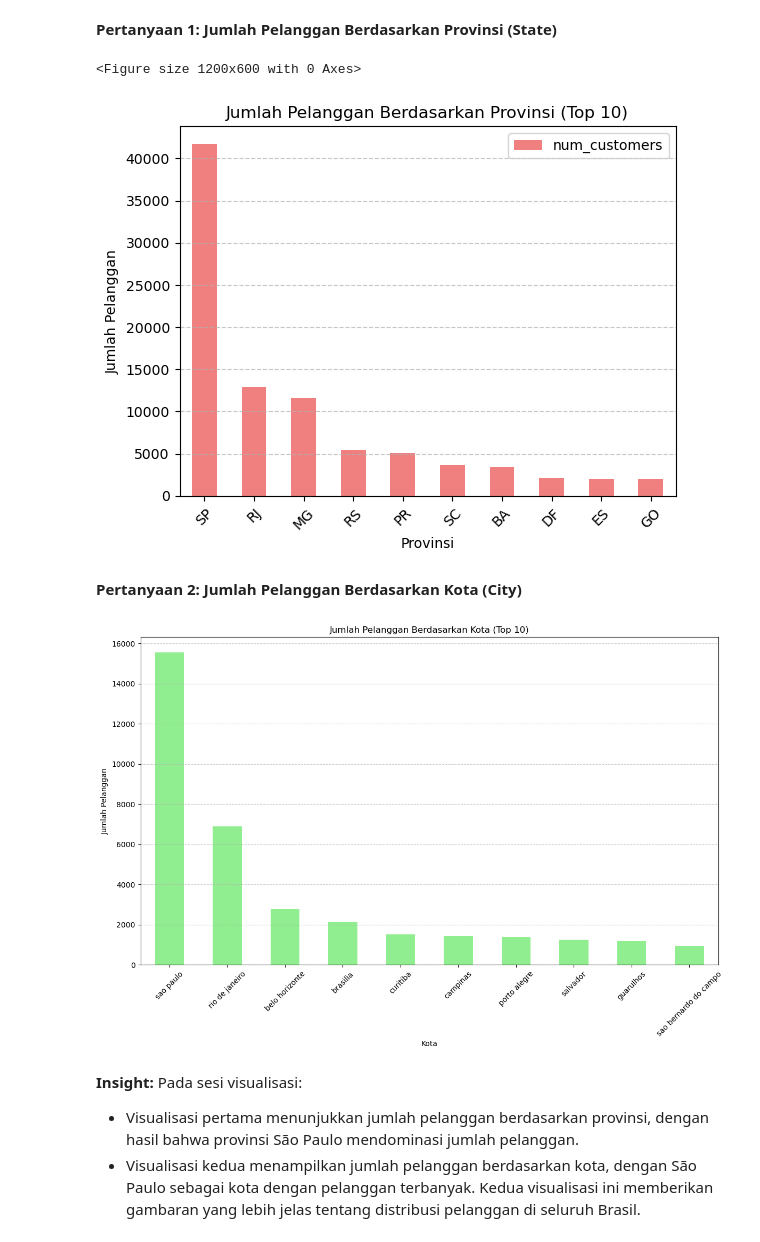
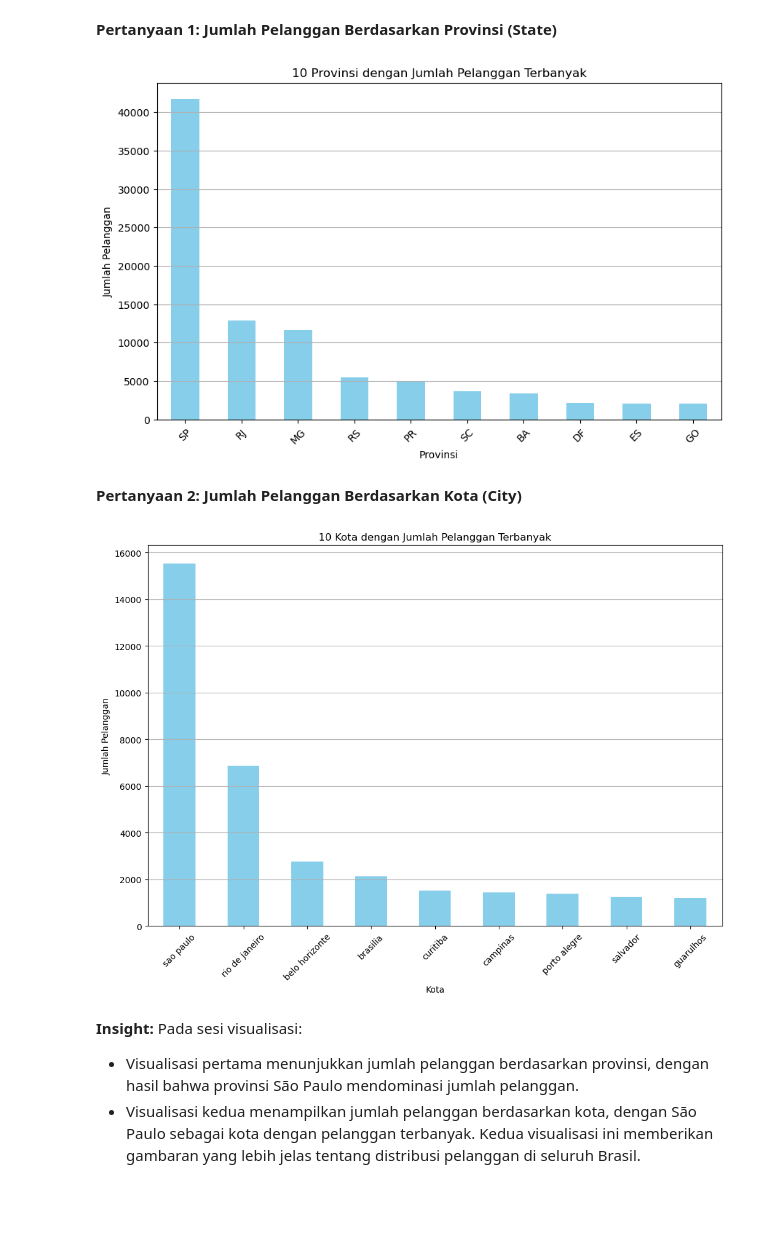
Before and after one commit to charlospurba/Project_Analisis_Data, a Jupyter notebook: notebook.ipynb, the cells around one changed output. Cells and saved outputs as stored; diff of their text form; code cells hidden in the pictures; blank space fills up the shorter version.

```diff
--- a/notebook.ipynb
+++ b/notebook.ipynb
@@ -141,4 +137,5 @@ Index: []
 # %%
-geolocation_df = pd.read_csv(r'C:\Users\olist_geolocation_dataset.csv')
-geolocation_df.describe(include="all")
+state_counts = customers_df.groupby('customer_state')['customer_unique_id'].count()
+print("Jumlah Pelanggan per Provinsi:")
+print(state_counts)
 # %% [output]
@@ -179,30 +206,38 @@ customer_zip_code_prefix                       1.0
 # %% [markdown]
 **Pertanyaan 1: Jumlah Pelanggan Berdasarkan Provinsi (State)**
 # %%
-plt.figure(figsize=(12, 6))
-average_by_state.sort_values('num_customers', ascending=False).head(10).plot(kind='bar', x='customer_state', y='num_customers', color='lightcoral')
-plt.title('Jumlah Pelanggan Berdasarkan Provinsi (Top 10)')
-plt.xlabel('Provinsi')
-plt.ylabel('Jumlah Pelanggan')
-plt.xticks(rotation=45)
-plt.grid(axis='y', linestyle='--', alpha=0.7)
-plt.show()
+    customers_df = pd.read_csv(r'C:\Users\olist_customers_dataset.csv')
+    state_counts = customers_df.groupby('customer_state')['customer_id'].count()
+
+    top_10_state_counts = state_counts.sort_values(ascending=False).head(10)
+
+    plt.figure(figsize=(10, 6))
+    top_10_state_counts.plot(kind='bar', color='skyblue')
+    plt.title('10 Provinsi dengan Jumlah Pelanggan Terbanyak')
+    plt.xlabel('Provinsi')
+    plt.ylabel('Jumlah Pelanggan')
+    plt.xticks(rotation=45)
+    plt.grid(axis='y')
 # %% [output]
-<Figure size 1200x600 with 0 Axes>
-[figure, old version]
+[figure, new version]
 # %% [markdown]
 **Pertanyaan 2: Jumlah Pelanggan Berdasarkan Kota (City)**
 # %%
-plt.figure(figsize=(14, 8))
-city_counts.sort_values(ascending=False).head(10).plot(kind='bar', color='lightgreen')
-plt.title('Jumlah Pelanggan Berdasarkan Kota (Top 10)')
-plt.xlabel('Kota')
-plt.ylabel('Jumlah Pelanggan')
-plt.xticks(rotation=45)
-plt.grid(axis='y', linestyle='--', alpha=0.7)
-plt.show()
+    customers_df = pd.read_csv(r'C:\Users\olist_customers_dataset.csv')
+    city_counts = customers_df.groupby('customer_city')['customer_id'].count()
+    filtered_city_counts = city_counts[city_counts > 1000]
+
+    top_10_city_counts = filtered_city_counts.sort_values(ascending=False).head(10)
+
+    plt.figure(figsize=(12, 8))
+    top_10_city_counts.plot(kind='bar', color='skyblue')
+    plt.title('10 Kota dengan Jumlah Pelanggan Terbanyak')
+    plt.xlabel('Kota')
+    plt.ylabel('Jumlah Pelanggan')
+    plt.xticks(rotation=45)
+    plt.grid(axis='y')
 # %% [output]
-[figure, old version]
+[figure, new version]
 # %% [markdown]
 **Insight:**  Pada sesi visualisasi:
 
```
Also changed, not shown: parts of 9 cells of this notebook, 1 other file.
